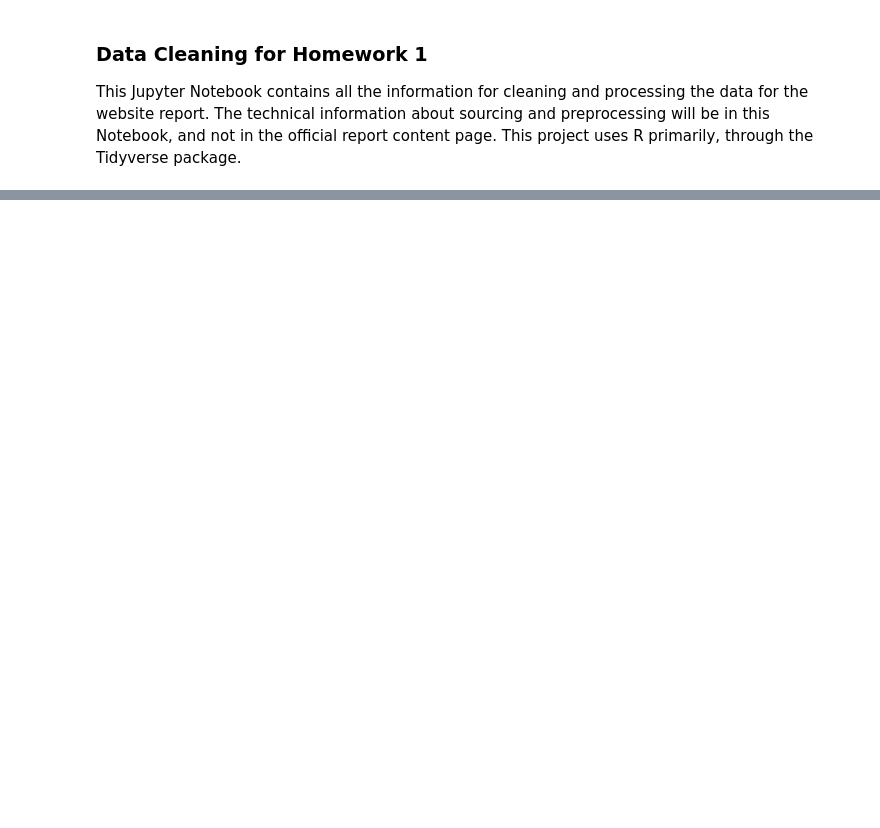
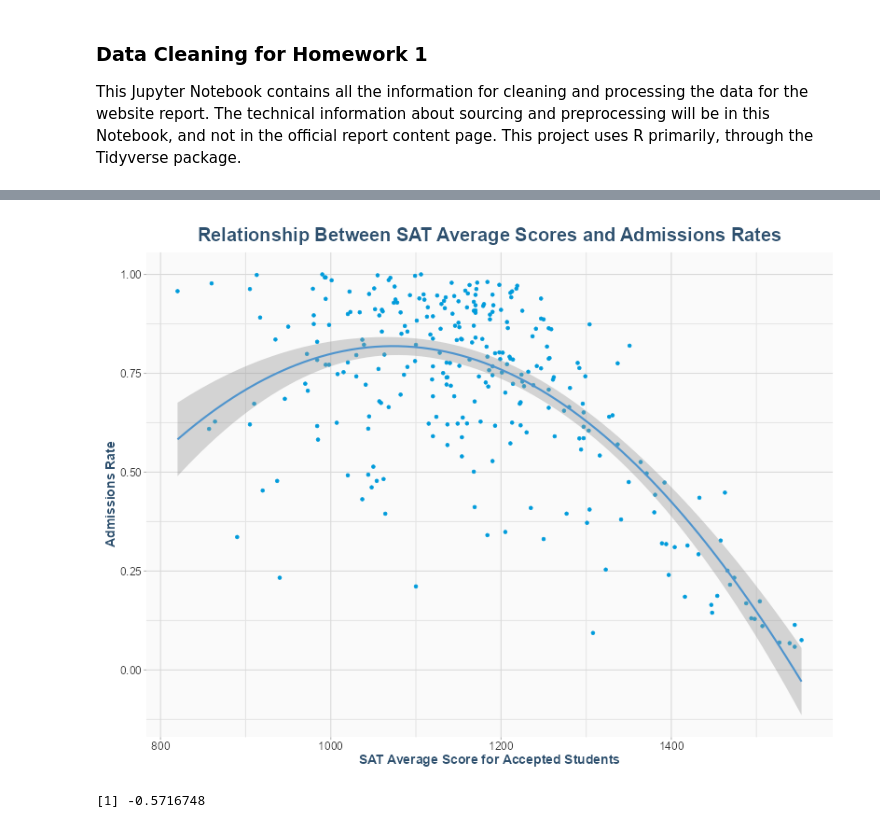
Before and after one commit to kyking077-svg/hw_1_5900, a Jupyter notebook: data/data_cleaning.ipynb, the cells around one changed output, grey strips where cells are left out. Cells and saved outputs as stored; diff of their text form; code cells hidden in the pictures; blank space fills up the shorter version.

```diff
--- a/data/data_cleaning.ipynb
+++ b/data/data_cleaning.ipynb
@@ -72,0 +251,18 @@ columns_to_select <- c('UNITID','INSTNM','CITY','STABBR','ZIP','HIGHDEG',
+# %%
+ggplot(admin_df, aes(x = SAT_AVG, y = ADM_RATE)) +
+  geom_point(col=sat_blue) +
+  labs(title = "Relationship Between SAT Average Scores and Admissions Rates",
+        x= "SAT Average Score for Accepted Students",
+      y = "Admissions Rate")+
+   geom_smooth(
+    method = "lm",
+    formula = y ~ x + I(x^2),
+    se = TRUE, col = 'steelblue3'
+  )
+# %% [output]
+[figure, added]
+# %%
+correlation <- cor(admin_df$SAT_AVG, admin_df$ADM_RATE, method = 'pearson')
+correlation
+# %% [output]
+[1] -0.5716748
```
Also changed, not shown: parts of 36 cells of this notebook, 35 other files.
